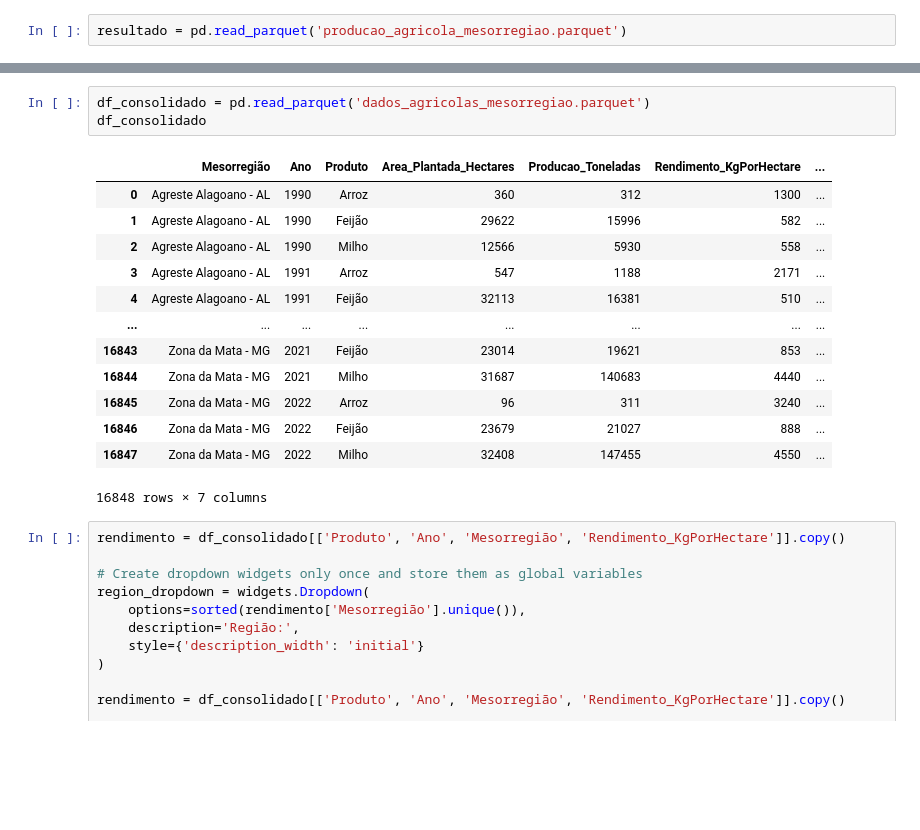
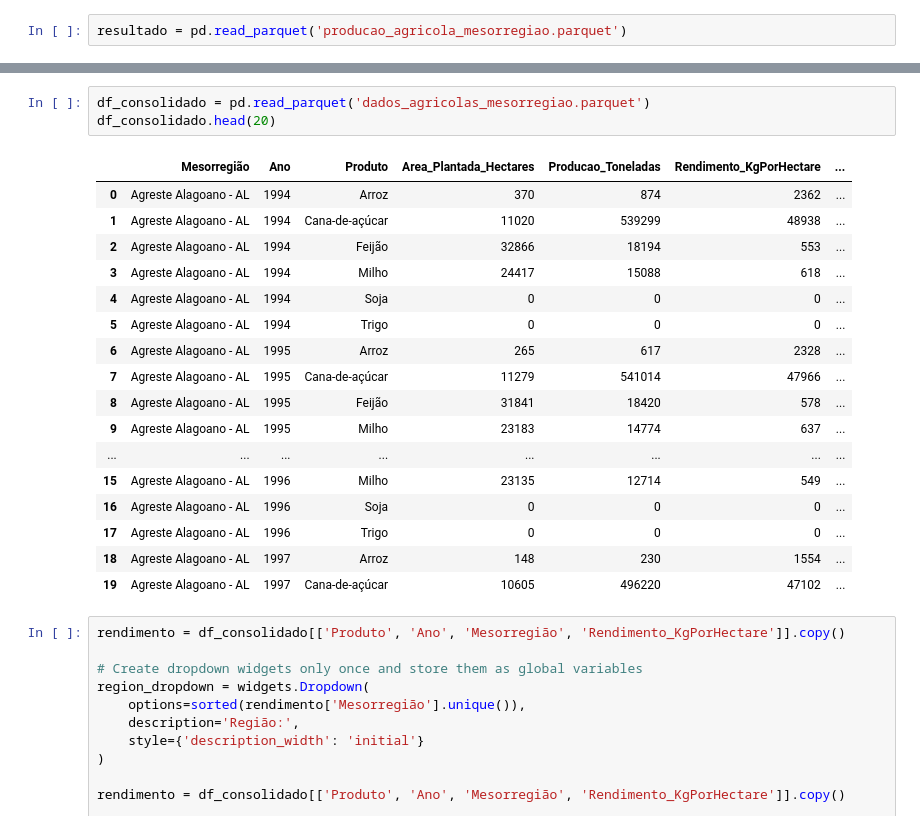
Before and after one commit to luizedu91/dashboard-agro, a Jupyter notebook: Safra.ipynb, the cells around one changed output, grey strips where cells are left out. Drawn from its saved outputs; the diff is of its cells as text; blank space fills up the shorter version.

Commit message:
inclusão de cana

```diff
--- a/Safra.ipynb
+++ b/Safra.ipynb
@@ -258,20 +258,24 @@ Downcasting object dtype arrays on .fillna, .ffill, .bfill is deprecated and wil
 # %%
 df_consolidado = pd.read_parquet('dados_agricolas_mesorregiao.parquet')
-df_consolidado
+df_consolidado.head(20)
 # %% [output]
 |  | Mesorregião | Ano | Produto | Area_Plantada_Hectares | Producao_Toneladas | Rendimento_KgPorHectare | ... |
-| 0 | Agreste Alagoano - AL | 1990 | Arroz | 360 | 312 | 1300 | ... |
-| 1 | Agreste Alagoano - AL | 1990 | Feijão | 29622 | 15996 | 582 | ... |
-| 2 | Agreste Alagoano - AL | 1990 | Milho | 12566 | 5930 | 558 | ... |
-| 3 | Agreste Alagoano - AL | 1991 | Arroz | 547 | 1188 | 2171 | ... |
-| 4 | Agreste Alagoano - AL | 1991 | Feijão | 32113 | 16381 | 510 | ... |
+| 0 | Agreste Alagoano - AL | 1994 | Arroz | 370 | 874 | 2362 | ... |
+| 1 | Agreste Alagoano - AL | 1994 | Cana-de-açúcar | 11020 | 539299 | 48938 | ... |
+| 2 | Agreste Alagoano - AL | 1994 | Feijão | 32866 | 18194 | 553 | ... |
+| 3 | Agreste Alagoano - AL | 1994 | Milho | 24417 | 15088 | 618 | ... |
+| 4 | Agreste Alagoano - AL | 1994 | Soja | 0 | 0 | 0 | ... |
+| 5 | Agreste Alagoano - AL | 1994 | Trigo | 0 | 0 | 0 | ... |
+| 6 | Agreste Alagoano - AL | 1995 | Arroz | 265 | 617 | 2328 | ... |
+| 7 | Agreste Alagoano - AL | 1995 | Cana-de-açúcar | 11279 | 541014 | 47966 | ... |
+| 8 | Agreste Alagoano - AL | 1995 | Feijão | 31841 | 18420 | 578 | ... |
+| 9 | Agreste Alagoano - AL | 1995 | Milho | 23183 | 14774 | 637 | ... |
 | ... | ... | ... | ... | ... | ... | ... | ... |
-| 16843 | Zona da Mata - MG | 2021 | Feijão | 23014 | 19621 | 853 | ... |
-| 16844 | Zona da Mata - MG | 2021 | Milho | 31687 | 140683 | 4440 | ... |
-| 16845 | Zona da Mata - MG | 2022 | Arroz | 96 | 311 | 3240 | ... |
-| 16846 | Zona da Mata - MG | 2022 | Feijão | 23679 | 21027 | 888 | ... |
-| 16847 | Zona da Mata - MG | 2022 | Milho | 32408 | 147455 | 4550 | ... |
+| 15 | Agreste Alagoano - AL | 1996 | Milho | 23135 | 12714 | 549 | ... |
+| 16 | Agreste Alagoano - AL | 1996 | Soja | 0 | 0 | 0 | ... |
+| 17 | Agreste Alagoano - AL | 1996 | Trigo | 0 | 0 | 0 | ... |
+| 18 | Agreste Alagoano - AL | 1997 | Arroz | 148 | 230 | 1554 | ... |
+| 19 | Agreste Alagoano - AL | 1997 | Cana-de-açúcar | 10605 | 496220 | 47102 | ... |
-16848 rows × 7 columns
 # %%
 rendimento = df_consolidado[['Produto', 'Ano', 'Mesorregião', 'Rendimento_KgPorHectare']].copy()
 
```
Also changed, not shown: parts of 7 cells of this notebook, 55 other files.
